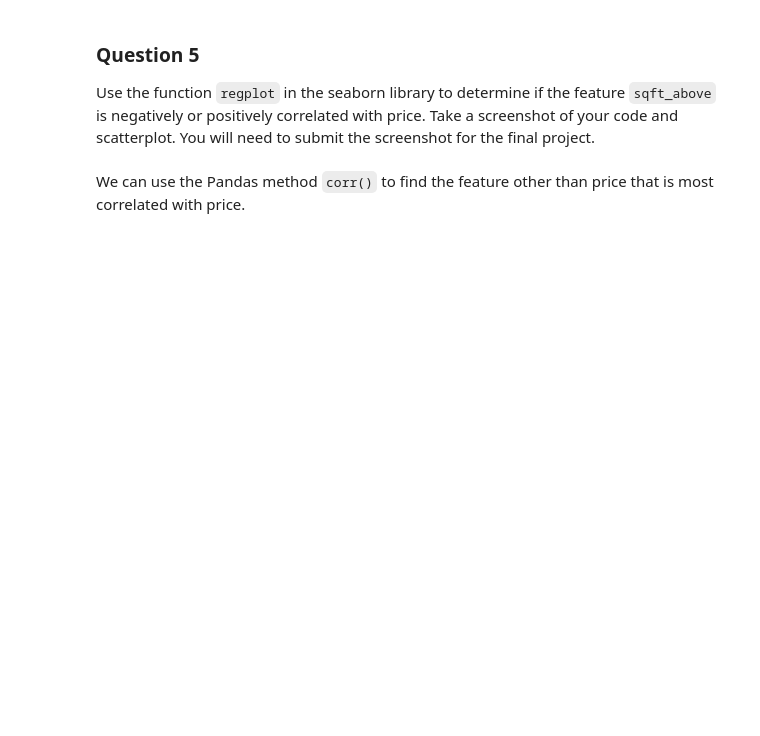
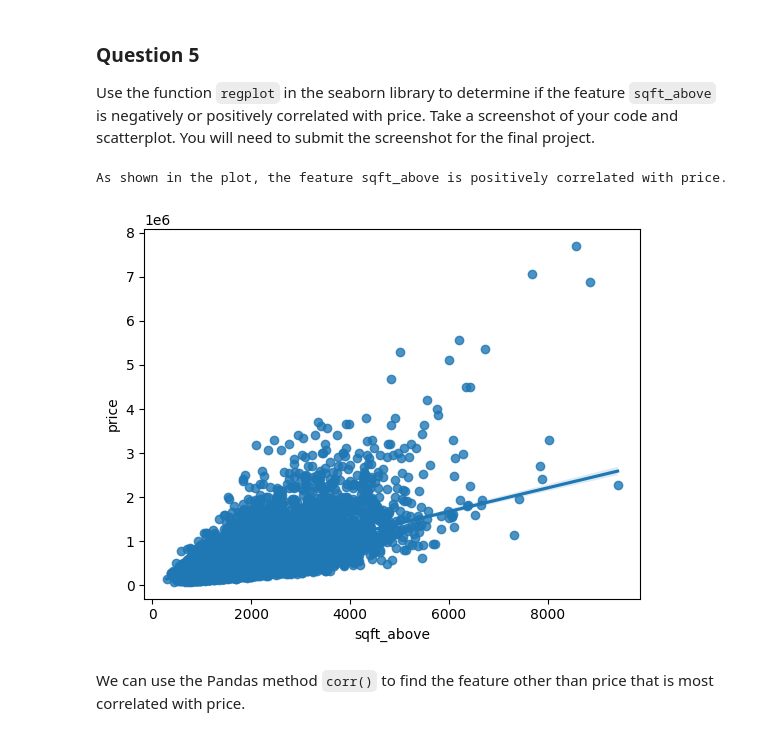
Before and after one commit to kalingng/edx, a Jupyter notebook: 7. Analyzing Data with Python/Final Project - Data Analytics for House Pricing Data Set.ipynb, the cells around one changed output. Cells and saved outputs as stored; diff of their text form; code cells hidden in the pictures; blank space fills up the shorter version.

```diff
--- a/7. Analyzing Data with Python/Final Project - Data Analytics for House Pricing Data Set.ipynb
+++ b/7. Analyzing Data with Python/Final Project - Data Analytics for House Pricing Data Set.ipynb
@@ -174,6 +251,11 @@ Use the function <code>boxplot</code> in the seaborn library  to  determine whet
 Use the function <code>regplot</code>  in the seaborn library  to  determine if the feature <code>sqft_above</code> is negatively or positively correlated with price. Take a screenshot of your code and scatterplot. You will need to submit the screenshot for the final project.
 # %%
 #Enter Your Code, Execute and take the Screenshot
+sns.regplot(x='sqft_above', y='price', data=df)
+print('As shown in the plot, the feature sqft_above is positively correlated with price.')
+# %% [output]
+As shown in the plot, the feature sqft_above is positively correlated with price.
+[figure, added]
 # %% [markdown]
 We can use the Pandas method <code>corr()</code>  to find the feature other than price that is most correlated with price.
 # %%
```
Also changed, not shown: parts of 22 cells of this notebook, 1 other file.
